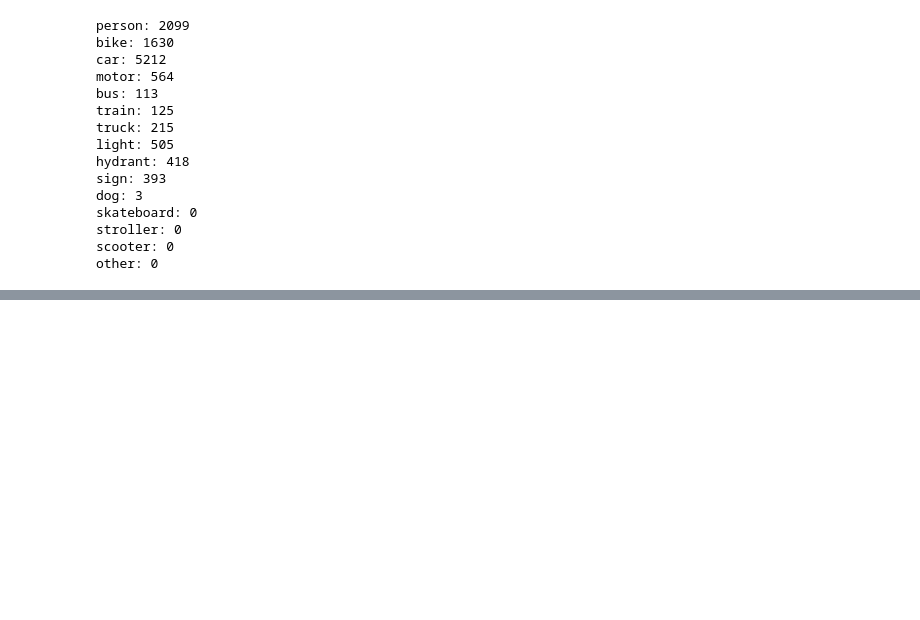
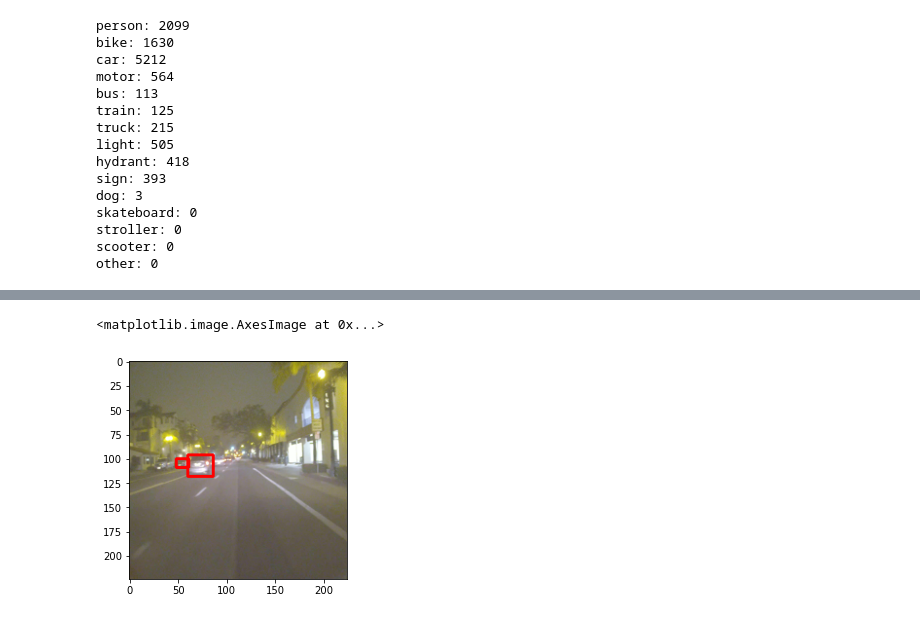
Before and after one commit to DarjanCrncic/flir-neu-net-scripts, a Jupyter notebook: ann_to_coco_test.ipynb, the cells around one changed output, grey strips where cells are left out. Drawn from its saved outputs; the diff is of its cells as text; code cells hidden in the pictures; blank space fills up the shorter version.

```diff
--- a/ann_to_coco_test.ipynb
+++ b/ann_to_coco_test.ipynb
@@ -160,0 +167,10 @@ other: 0
+# %%
+import cv2
+48,100,61,109
+cv2.rectangle(image, (48, 100), (61,109), (255,0,0), 2)
+60,96,86,118
+cv2.rectangle(image, (60, 96), (86,118), (255,0,0), 2)
+plt.imshow(image)
+# %% [output]
+<matplotlib.image.AxesImage at 0x...>
+[figure, added]
```
Also changed, not shown: parts of 2 cells of this notebook, 1 other file.
